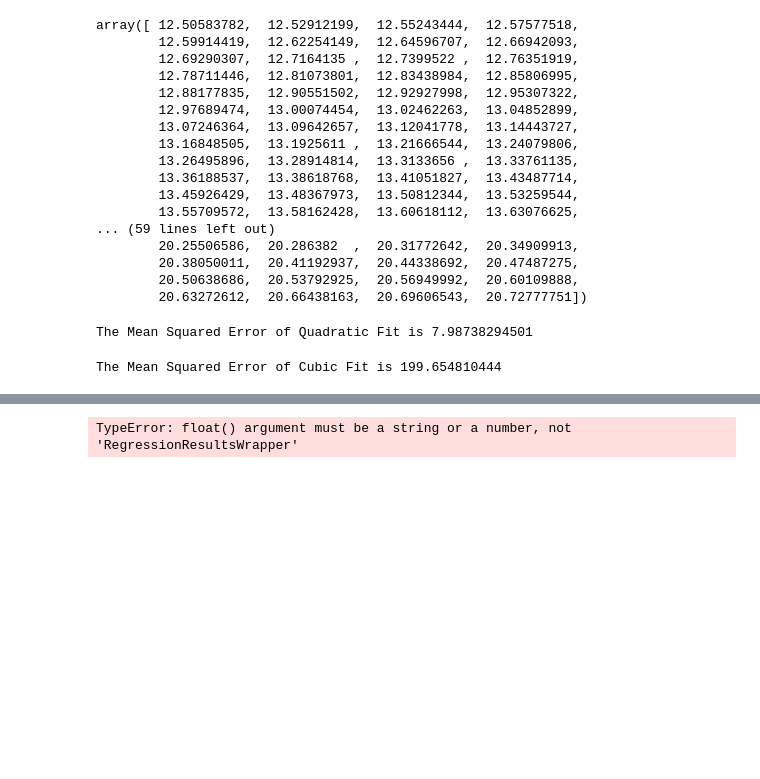
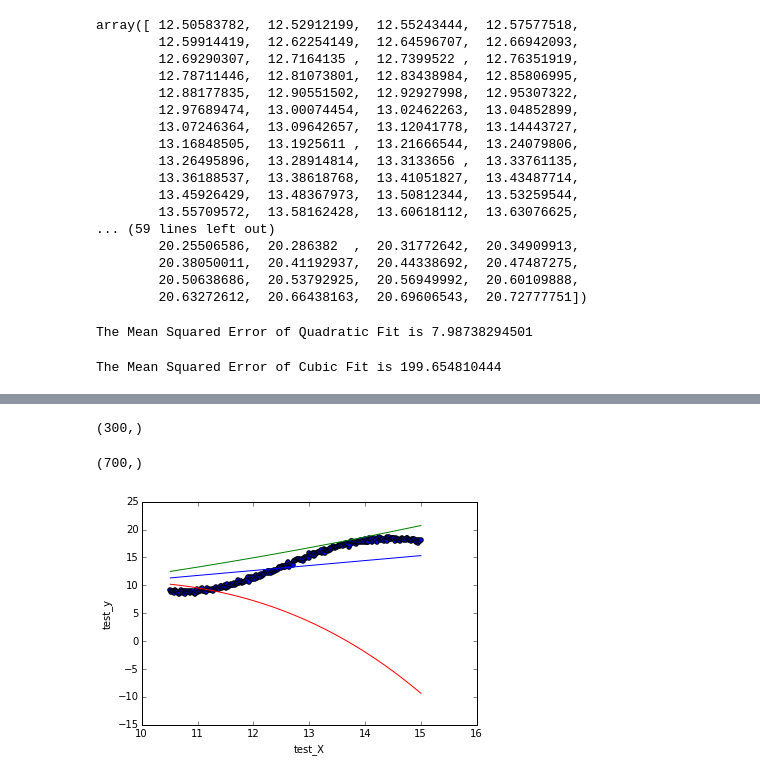
Before and after one commit to molliemarie/Thinkful-Data-Science-Projects, a Jupyter notebook: Unit4/overfitting.ipynb, the cells around one changed output, grey strips where cells are left out. Drawn from its saved outputs; the diff is of its cells as text; code cells hidden in the pictures; blank space fills up the shorter version.

```diff
--- a/Unit4/overfitting.ipynb
+++ b/Unit4/overfitting.ipynb
@@ -123,15 +120,24 @@ TypeError: 'RegressionResultsWrapper' object does not support indexing
+# %%
+pred.shape
+# %% [output]
+(300,)
+# %%
+train_X.shape
+# %% [output]
+(700,)
 # %%
 import matplotlib.pyplot as plt
+%matplotlib inline
 plt.figure()
-plt.scatter(train_X, train_y)
-plt.xlabel('train_X')
-plt.ylabel('train_y')
-plt.plot(train_X, poly_1, 'b-', label='Poly n=1')
-plt.plot(train_X, poly_2, 'g-', label='Poly n=2')
-plt.plot(train_X, poly_3, 'r-', label='Poly n=3')
+plt.scatter(test_X, test_y)
+plt.xlabel('test_X')
+plt.ylabel('test_y')
+plt.plot(test_X, pred, 'b-', label='Poly n=1')
+plt.plot(test_X, pred2, 'g-', label='Poly n=2')
+plt.plot(test_X, pred3, 'r-', label='Poly n=3')
 # plt.plot(poly_1, 'b-', label='Poly n=1')
 # plt.plot(poly_2, 'g-', label='Poly n=2')
 # plt.plot(poly_3, 'r-', label='Poly n=3')
-plt.save(overfitting.png)
+plt.show('overfitting.png')
 # %% [output]
-TypeError: float() argument must be a string or a number, not 'RegressionResultsWrapper'
+[figure, added]
```
Also changed, not shown: parts of 1 cell of this notebook, 2 other files.
